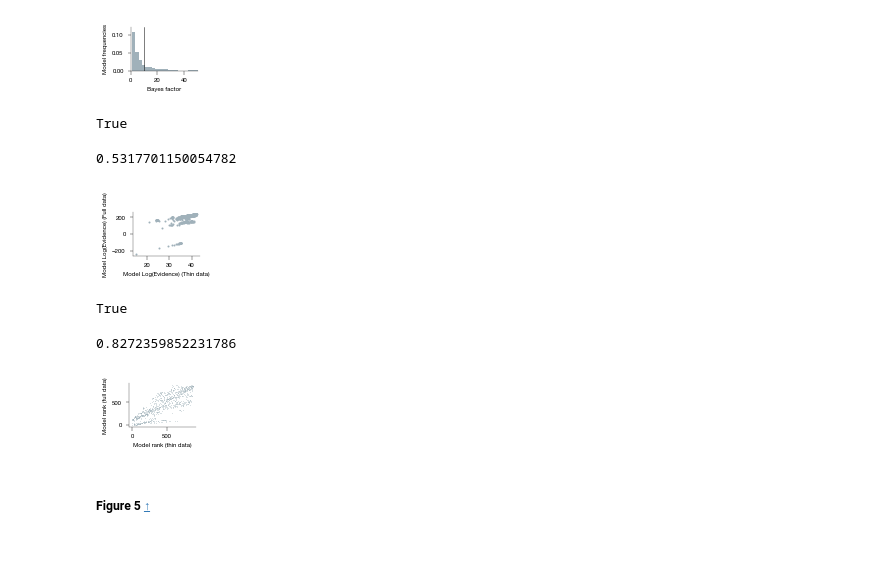
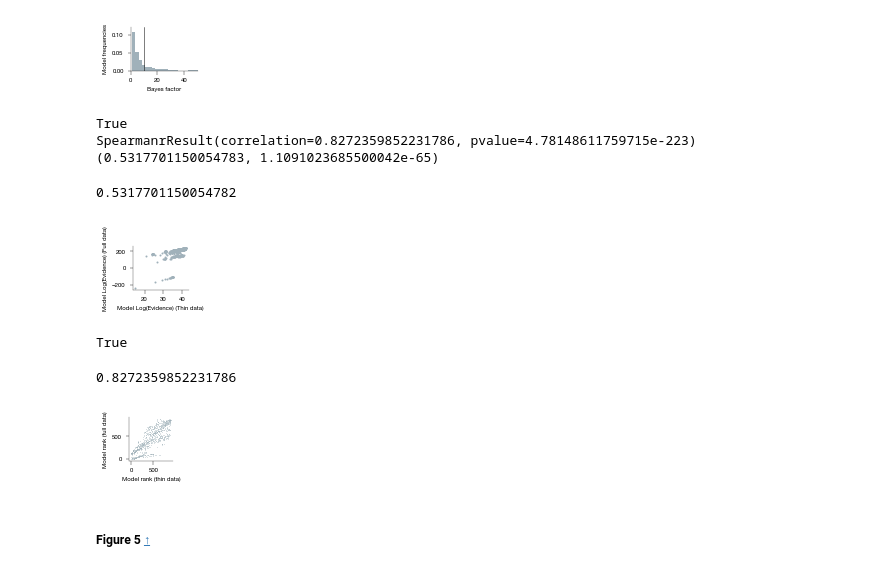
Before and after one commit to mauricelanghinrichs/memocell, a Jupyter notebook: paper/paper_figures.ipynb, the cells around one changed output. Cells and saved outputs as stored; diff of their text form; code cells hidden in the pictures.

```diff
--- a/paper/paper_figures.ipynb
+++ b/paper/paper_figures.ipynb
@@ -3200,27 +3200,33 @@ res2 = res2a + res2b + res2c
 print([est.net.net_name for est in res1] == [est.net.net_name for est in res2])
 model_logevids_thin4 = [est.bay_est_log_evidence for est in res1]
 model_logevids_full = [est.bay_est_log_evidence for est in res2]
+
+print(stats.spearmanr(model_logevids_full, model_logevids_thin4))
+print(stats.pearsonr(model_logevids_full, model_logevids_thin4))
 # %% [output]
 True
+SpearmanrResult(correlation=0.8272359852231786, pvalue=4.78148611759715e-223)
+(0.5317701150054783, 1.1091023685500042e-65)
 # %%
-plt.rcParams.update({'figure.figsize': (1.2, 0.8)})
+plt.rcParams.update({'figure.figsize': (1.0, 0.8)})
 plt.figure()
 ax = plt.gca()
 ax.spines['top'].set_visible(False)
 ax.spines['right'].set_visible(False)
 ax.spines['bottom'].set_visible(True)
 ax.spines['left'].set_visible(True)
 plt.scatter(model_logevids_thin4, model_logevids_full, color=grey, s=1.0)
 plt.xlabel('Model Log(Evidence) (Thin data)')
 plt.ylabel('Model Log(Evidence) (Full data)')
 plt.xlim((None, None))
 plt.ylim((None, None))
+# plt.axis('square')
 plt.savefig('paper_figures/evidence_corr_thin_vs_full_data.pdf', bbox_inches='tight')
 
 np.corrcoef(model_logevids_thin4, model_logevids_full)[0, 1]
 # %% [output]
 0.5317701150054782
-[figure, old version]
+[figure, new version]
 # %%
 net_names = [est.net.net_name for est in res1]
 print(net_names == [est.net.net_name for est in res2])
@@ -3252,13 +3258,14 @@ plt.xlabel('Model rank (thin data)')
 plt.ylabel('Model rank (full data)')
 plt.xlim((None, None))
 plt.ylim((None, None))
+plt.axis('square')
 plt.savefig('paper_figures/rank_corr_thin_vs_full_data.pdf', bbox_inches='tight')
 
 np.corrcoef(x_rank, y_rank)[0, 1]
 # %% [output]
 True
 0.8272359852231786
-[figure, old version]
+[figure, new version]
 # %% [markdown]
 ##### Figure 5 <a id='figure5'></a> [↑](#top)
 # %% [markdown]
```
Also changed, not shown: 22 other files.
